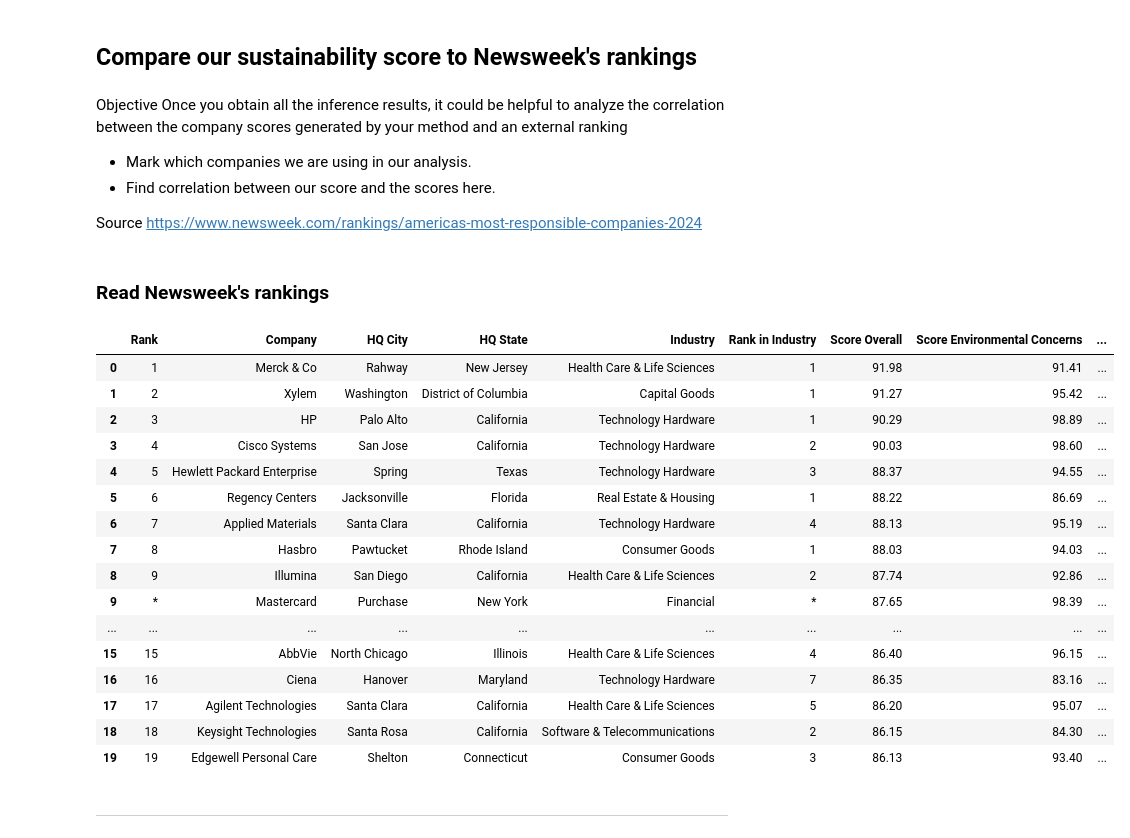
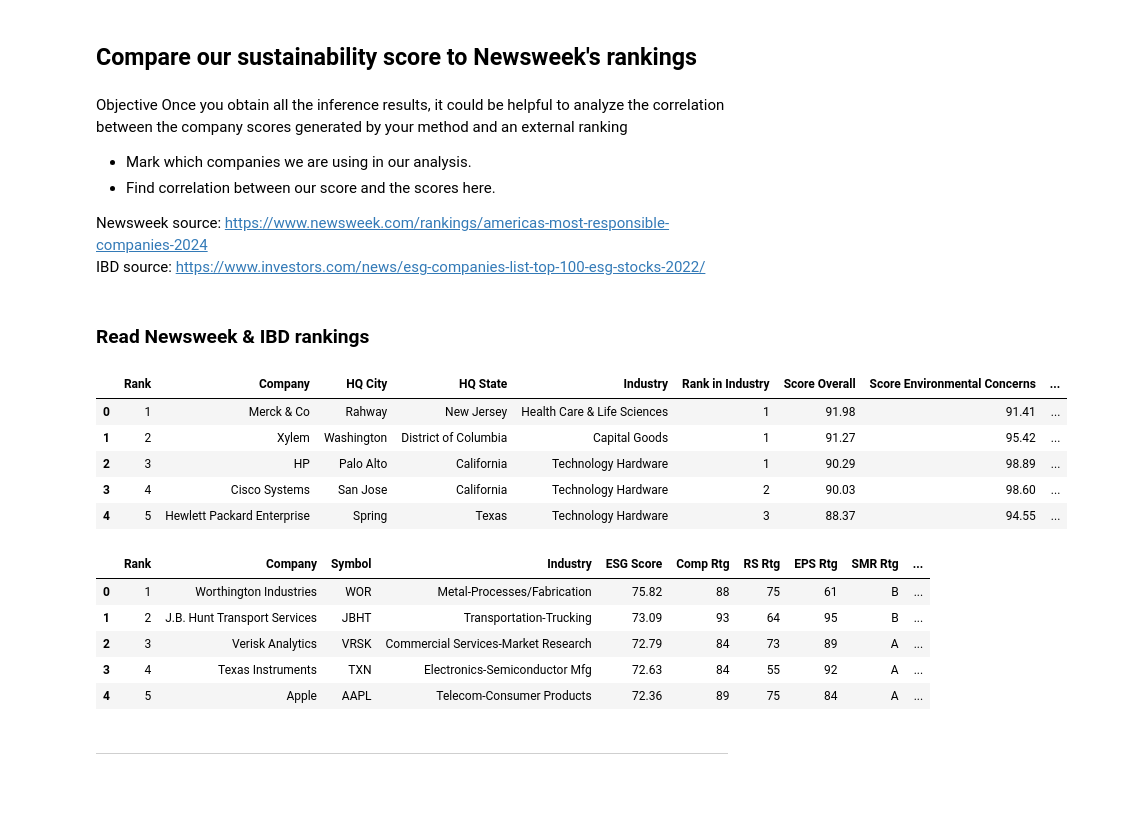
Before and after one commit to jbardowski/CS685_final_project, a Jupyter notebook: src/comp_scores/correlate_newsweek.ipynb, the cells around one changed output. Saved outputs shown, nothing was run; the diff lists cells and outputs as text; code cells hidden in the pictures; blank space fills up the shorter version.

```diff
--- a/src/comp_scores/correlate_newsweek.ipynb
+++ b/src/comp_scores/correlate_newsweek.ipynb
@@ -10,7 +10,7 @@ generated by your method and an external ranking
 
 
 
-Source
-https://www.newsweek.com/rankings/americas-most-responsible-companies-2024
+Newsweek source: https://www.newsweek.com/rankings/americas-most-responsible-companies-2024
+IBD source: https://www.investors.com/news/esg-companies-list-top-100-esg-stocks-2022/
 # %%
 import pandas as pd
@@ -17,5 +18,5 @@ import pandas as pd
 from fuzzywuzzy import fuzz
 # %% [markdown]
-### Read Newsweek's rankings
+### Read Newsweek & IBD rankings
 # %%
 nwdf = pd.read_csv('newsweek_responsibility_ranks.csv', index_col=None)
@@ -22,23 +24,21 @@ nwdf = pd.read_csv('newsweek_responsibility_ranks.csv', index_col=None)
 # %%
-nwdf.head(20)
+nwdf.head()
 # %% [output]
 |  | Rank | Company | HQ City | HQ State | Industry | Rank in Industry | Score Overall | Score Environmental Concerns | ... |
 | 0 | 1 | Merck & Co | Rahway | New Jersey | Health Care & Life Sciences | 1 | 91.98 | 91.41 | ... |
 | 1 | 2 | Xylem | Washington | District of Columbia | Capital Goods | 1 | 91.27 | 95.42 | ... |
 | 2 | 3 | HP | Palo Alto | California | Technology Hardware | 1 | 90.29 | 98.89 | ... |
 | 3 | 4 | Cisco Systems | San Jose | California | Technology Hardware | 2 | 90.03 | 98.60 | ... |
 | 4 | 5 | Hewlett Packard Enterprise | Spring | Texas | Technology Hardware | 3 | 88.37 | 94.55 | ... |
-| 5 | 6 | Regency Centers | Jacksonville | Florida | Real Estate & Housing | 1 | 88.22 | 86.69 | ... |
-| 6 | 7 | Applied Materials | Santa Clara | California | Technology Hardware | 4 | 88.13 | 95.19 | ... |
-| 7 | 8 | Hasbro | Pawtucket | Rhode Island | Consumer Goods | 1 | 88.03 | 94.03 | ... |
-| 8 | 9 | Illumina | San Diego | California | Health Care & Life Sciences | 2 | 87.74 | 92.86 | ... |
-| 9 | * | Mastercard | Purchase | New York | Financial | * | 87.65 | 98.39 | ... |
-| ... | ... | ... | ... | ... | ... | ... | ... | ... | ... |
-| 15 | 15 | AbbVie | North Chicago | Illinois | Health Care & Life Sciences | 4 | 86.40 | 96.15 | ... |
-| 16 | 16 | Ciena | Hanover | Maryland | Technology Hardware | 7 | 86.35 | 83.16 | ... |
-| 17 | 17 | Agilent Technologies | Santa Clara | California | Health Care & Life Sciences | 5 | 86.20 | 95.07 | ... |
-| 18 | 18 | Keysight Technologies | Santa Rosa | California | Software & Telecommunications | 2 | 86.15 | 84.30 | ... |
-| 19 | 19 | Edgewell Personal Care | Shelton | Connecticut | Consumer Goods | 3 | 86.13 | 93.40 | ... |
+# %%
+ibddf.head()
+# %% [output]
+|  | Rank | Company | Symbol | Industry | ESG Score | Comp Rtg | RS Rtg | EPS Rtg | SMR Rtg | ... |
+| 0 | 1 | Worthington Industries | WOR | Metal-Processes/Fabrication | 75.82 | 88 | 75 | 61 | B | ... |
+| 1 | 2 | J.B. Hunt Transport Services | JBHT | Transportation-Trucking | 73.09 | 93 | 64 | 95 | B | ... |
+| 2 | 3 | Verisk Analytics | VRSK | Commercial Services-Market Research | 72.79 | 84 | 73 | 89 | A | ... |
+| 3 | 4 | Texas Instruments | TXN | Electronics-Semiconductor Mfg | 72.63 | 84 | 55 | 92 | A | ... |
+| 4 | 5 | Apple | AAPL | Telecom-Consumer Products | 72.36 | 89 | 75 | 84 | A | ... |
 # %% [markdown]
 ---
 # %% [markdown]
```
Also changed, not shown: parts of 49 cells of this notebook, 2 other files.
